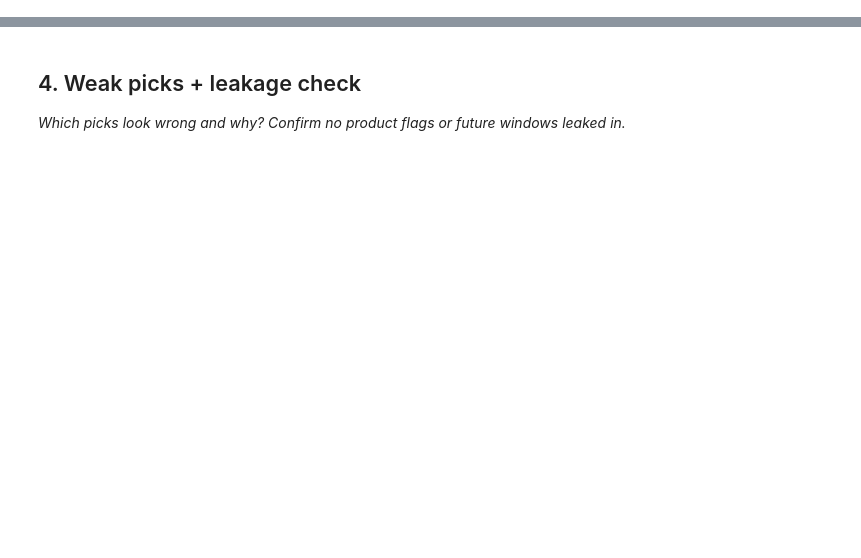
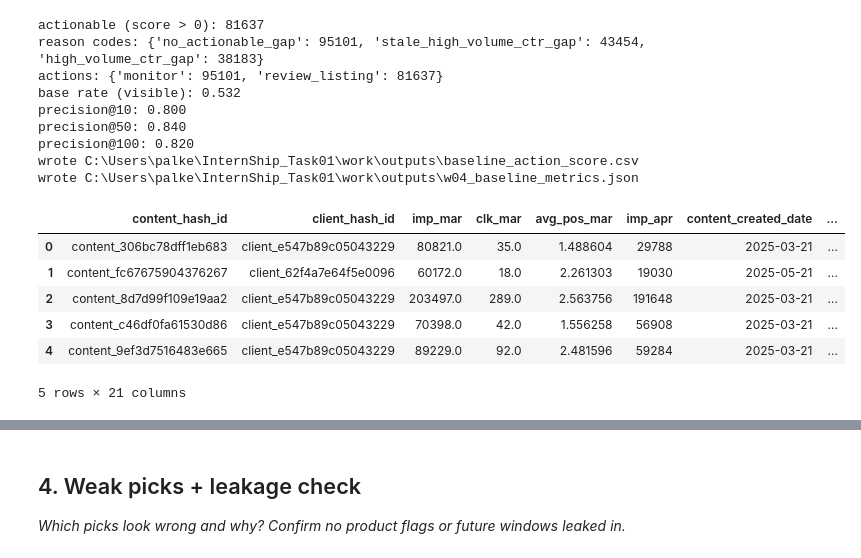
Before and after one commit to Akash0-0/InternShip_Task01, a Jupyter notebook: work/notebooks/w04_baseline_score.ipynb, the cells around one changed output, grey strips where cells are left out. Drawn from its saved outputs; the diff is of its cells as text; code cells hidden in the pictures; blank space fills up the shorter version.

```diff
--- a/work/notebooks/w04_baseline_score.ipynb
+++ b/work/notebooks/w04_baseline_score.ipynb
@@ -20,0 +158,70 @@ This skeleton is yours to fill. Work the sections **in order** — each one has
+# %%
+# --- the rule: transparent, hand-set, no fitted weights ---
+band_mean = vis.groupby("pos_band", observed=True)["ctr_mar"].mean()   # expectation table from signal check 1
+vis["exp_ctr"] = vis["pos_band"].astype(str).map(band_mean).astype(float).fillna(0.0)
+vis["gap"] = (vis["exp_ctr"] - vis["ctr_mar"]).clip(lower=0)           # how far below the band norm
+vis["stale"] = (vis["content_age_days"] >= 180).astype(int)            # tie-break only (signal 2 = MIXED)
+vis["visible"] = (vis["imp_mar"] >= 100).astype(int)                   # volume floor (quick-win precedent)
+
+# score = visible * gap * (1 + 0.25*stale) * log1p(impressions)
+vis["score"] = vis["visible"] * vis["gap"] * (1.0 + 0.25 * vis["stale"]) * np.log1p(vis["imp_mar"])
+
+# ONE reason code + ONE action label per row
+vis["reason_code"] = np.where(vis["score"] > 0,
+                              np.where(vis["stale"] == 1, "stale_high_volume_ctr_gap", "high_volume_ctr_gap"),
+                              "no_actionable_gap")
+vis["action"] = np.where(vis["score"] > 0, "review_listing", "monitor")
+
+queue = vis.sort_values("score", ascending=False).reset_index(drop=True)
+queue["rank"] = queue.index + 1
+
+# --- honest evaluation: precision@K vs base rate (label only for evaluation) ---
+y = queue["is_declining_next"].values
+prec = {k: float(y[:k].mean()) for k in (10, 50, 100)}
+print("actionable (score > 0):", int((queue["score"] > 0).sum()))
+print("reason codes:", queue["reason_code"].value_counts().to_dict())
+print("actions:", queue["action"].value_counts().to_dict())
+print(f"base rate (visible): {y.mean():.3f}")
+for k, v in prec.items():
+    print(f"precision@{k}: {v:.3f}")
+
+# --- write the ranked queue (the CSV stays out of git by design; the notebook regenerates it) ---
+csv_cols = ["rank", "content_hash_id", "client_hash_id", "score", "reason_code", "action",
+            "imp_mar", "clk_mar", "ctr_mar", "avg_pos_mar", "pos_band", "exp_ctr", "gap",
+            "content_age_days", "is_declining_next"]
+queue[csv_cols].to_csv(WORK_OUTPUTS / "baseline_action_score.csv", index=False)
+print("wrote", WORK_OUTPUTS / "baseline_action_score.csv")
+
+# --- metrics receipt (this JSON IS committed) ---
+metrics = {
+    "rows": int(len(queue)),
+    "actionable": int((queue["score"] > 0).sum()),
+    "base_rate_visible": float(y.mean()),
+    "precision_at_10": prec[10],
+    "precision_at_50": prec[50],
+    "precision_at_100": prec[100],
+    "expectation_table_mean_ctr_by_band": {str(k): round(float(v), 4) for k, v in band_mean.items()},
+    "top10_declining": int(y[:10].sum()),
+    "client_concentration_top50": queue.head(50)["client_hash_id"].value_counts().head(5).to_dict(),
+}
+(WORK_OUTPUTS / "w04_baseline_metrics.json").write_text(json.dumps(metrics, indent=2))
+print("wrote", WORK_OUTPUTS / "w04_baseline_metrics.json")
+
+queue.head()
+# %% [output]
+actionable (score > 0): 81637
+reason codes: {'no_actionable_gap': 95101, 'stale_high_volume_ctr_gap': 43454, 'high_volume_ctr_gap': 38183}
+actions: {'monitor': 95101, 'review_listing': 81637}
+base rate (visible): 0.532
+precision@10: 0.800
+precision@50: 0.840
+precision@100: 0.820
+wrote C:\Users\palke\InternShip_Task01\work\outputs\baseline_action_score.csv
+wrote C:\Users\palke\InternShip_Task01\work\outputs\w04_baseline_metrics.json
+|  | content_hash_id | client_hash_id | imp_mar | clk_mar | avg_pos_mar | imp_apr | content_created_date | ... |
+| 0 | content_306bc78dff1eb683 | client_e547b89c05043229 | 80821.0 | 35.0 | 1.488604 | 29788 | 2025-03-21 | ... |
+| 1 | content_fc67675904376267 | client_62f4a7e64f5e0096 | 60172.0 | 18.0 | 2.261303 | 19030 | 2025-05-21 | ... |
+| 2 | content_8d7d99f109e19aa2 | client_e547b89c05043229 | 203497.0 | 289.0 | 2.563756 | 191648 | 2025-03-21 | ... |
+| 3 | content_c46df0fa61530d86 | client_e547b89c05043229 | 70398.0 | 42.0 | 1.556258 | 56908 | 2025-03-21 | ... |
+| 4 | content_9ef3d7516483e665 | client_e547b89c05043229 | 89229.0 | 92.0 | 2.481596 | 59284 | 2025-03-21 | ... |
+5 rows × 21 columns
```
Also changed, not shown: parts of 20 cells of this notebook, 1 other file.
